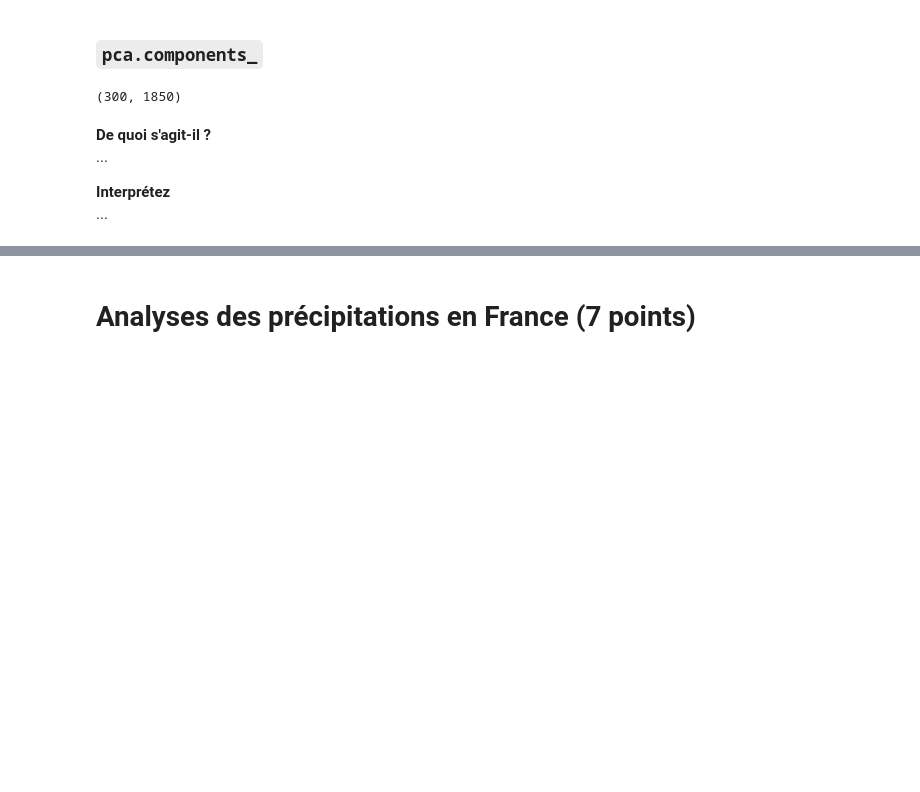
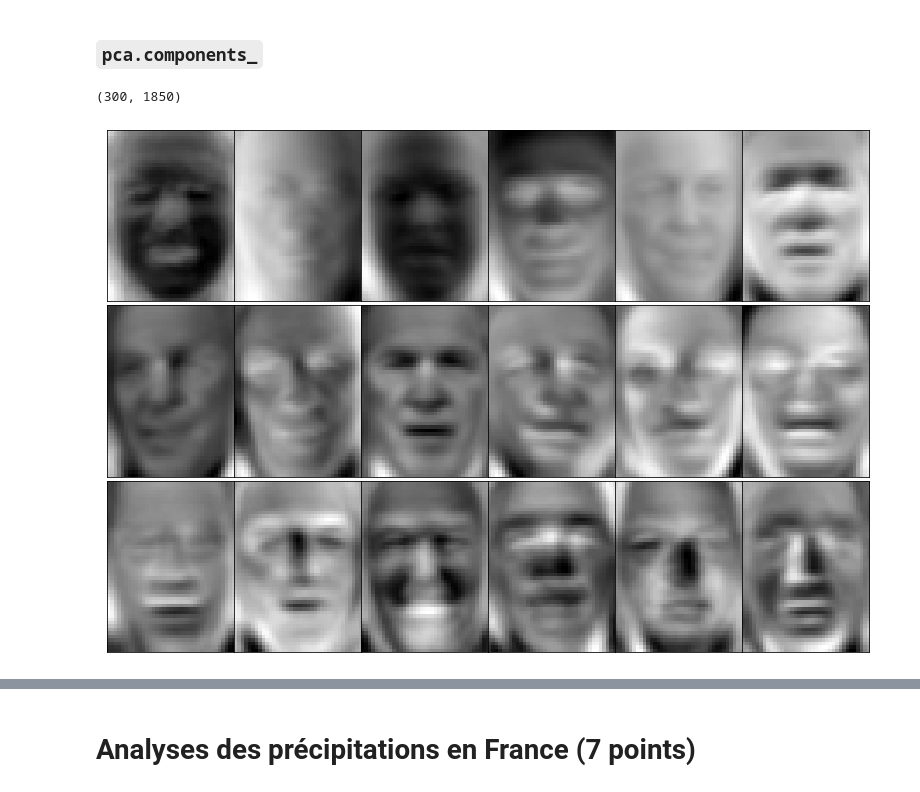
Before and after one commit to campusplage/compte-rendus-bobo_florian__seck_omar, a Jupyter notebook: TP2_sklearn.ipynb, the cells around one changed output, grey strips where cells are left out. Drawn from its saved outputs; the diff is of its cells as text; code cells hidden in the pictures; blank space fills up the shorter version.

```diff
--- a/TP2_sklearn.ipynb
+++ b/TP2_sklearn.ipynb
@@ -411,14 +411,9 @@ On peut voir sur l'éboulis des valeurs propres qu'un "coude" se forme à peu pr
 ### `pca.components_`
 # %%
 # Commencez par en affichez la dimension
-
+print(pca.components_.shape )
 # Cela devrait vous rappeler quelque chose. Affichez.
-pca.components_.shape
+plot_images(pca.components_, n_row=3, n_col=6) # On affiche les 18 premières composantes :
 # %% [output]
 (300, 1850)
+[figure, added]
-# %% [markdown]
-__De quoi s'agit-il ?__
-...
-
-__Interprétez__
-...
```
Also changed, not shown: parts of 2 cells of this notebook.
